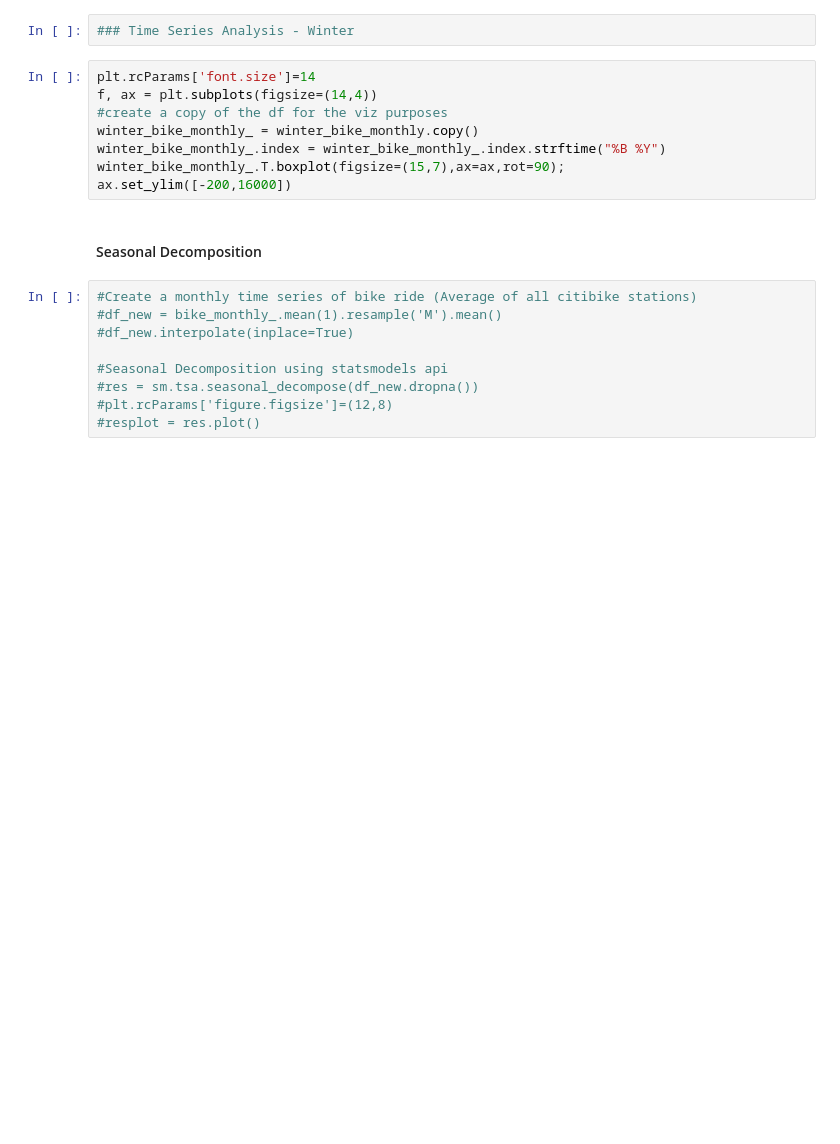
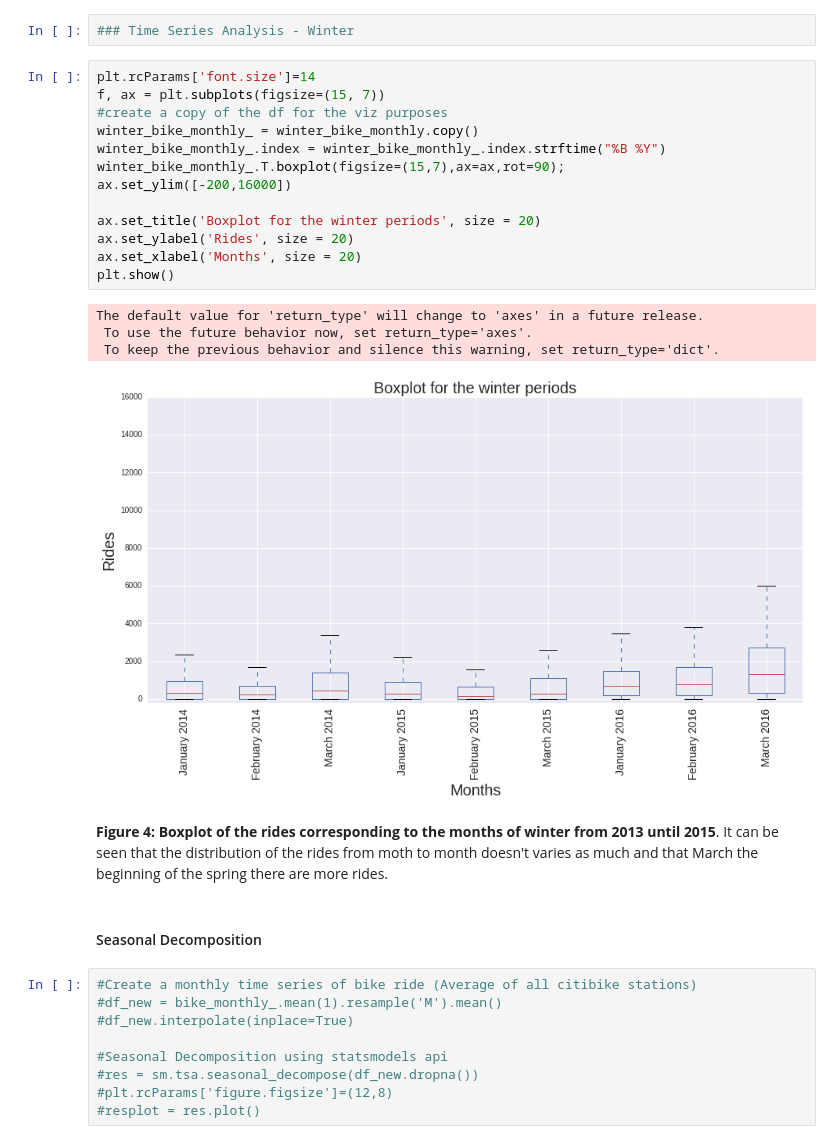
Before and after one commit to esanzglez/PUI2016_esg336, a Jupyter notebook: HW10_esg336/GeospatialAnalysis_CitiBike_esg336.ipynb, the cells around one changed output. Cells and saved outputs as stored; diff of their text form; blank space fills up the shorter version.

```diff
--- a/HW10_esg336/GeospatialAnalysis_CitiBike_esg336.ipynb
+++ b/HW10_esg336/GeospatialAnalysis_CitiBike_esg336.ipynb
@@ -169,12 +169,24 @@ The default value for 'return_type' will change to 'axes' in a future release.
 ### Time Series Analysis - Winter
 # %%
 plt.rcParams['font.size']=14
-f, ax = plt.subplots(figsize=(14,4))
+f, ax = plt.subplots(figsize=(15, 7))
 #create a copy of the df for the viz purposes
 winter_bike_monthly_ = winter_bike_monthly.copy()
 winter_bike_monthly_.index = winter_bike_monthly_.index.strftime("%B %Y")
 winter_bike_monthly_.T.boxplot(figsize=(15,7),ax=ax,rot=90);
 ax.set_ylim([-200,16000])
+
+ax.set_title('Boxplot for the winter periods', size = 20)
+ax.set_ylabel('Rides', size = 20)
+ax.set_xlabel('Months', size = 20)
+plt.show()
+# %% [output]
+The default value for 'return_type' will change to 'axes' in a future release.
+ To use the future behavior now, set return_type='axes'.
+ To keep the previous behavior and silence this warning, set return_type='dict'.
+[figure, added]
+# %% [markdown]
+**Figure 4: Boxplot of the rides corresponding to the months of winter from 2013 until 2015**. It can be seen that the distribution of the rides from moth to month doesn't varies as much and that March the beginning of the spring there are more rides.
 # %% [markdown]
 #### Seasonal Decomposition
 # %%
```
Also changed, not shown: parts of 69 cells of this notebook.
